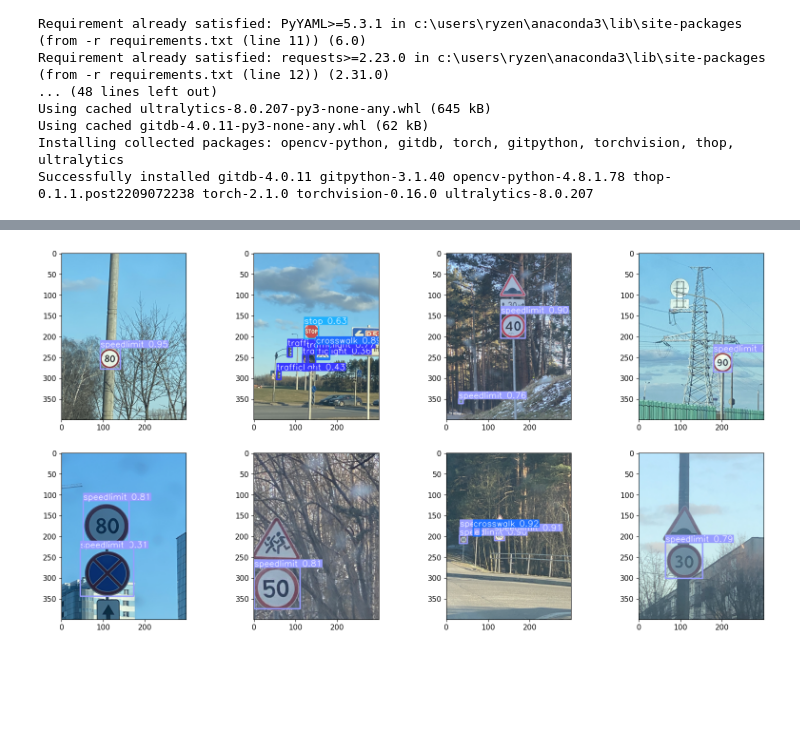
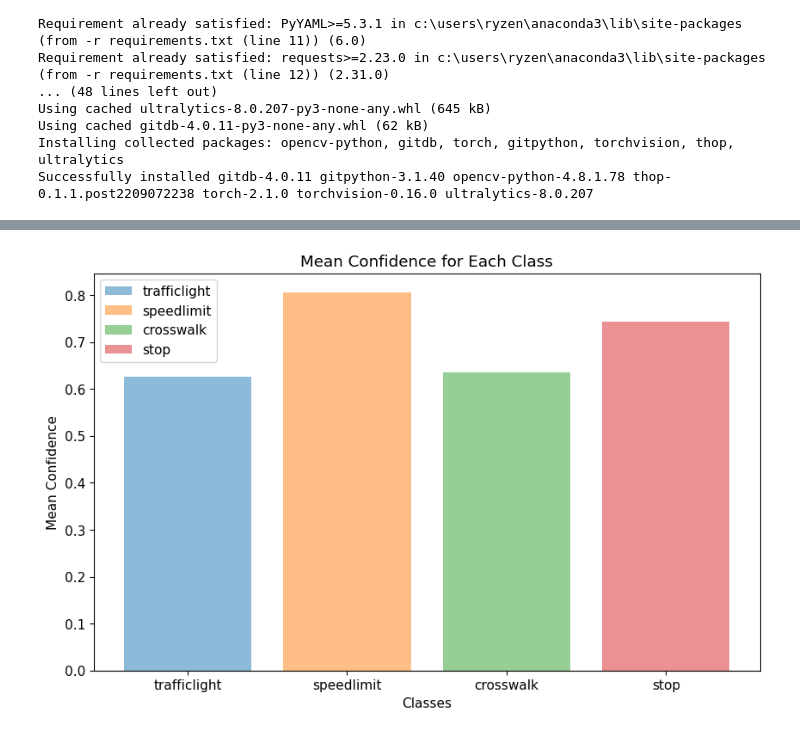
Before and after one commit to ddekiru/TrafficSignRecognition, a Jupyter notebook: Project/traffic-sign-detection/trafic-sign-detection-script/Proj.ipynb, the cells around one changed output, grey strips where cells are left out. Drawn from its saved outputs; the diff is of its cells as text; code cells hidden in the pictures; blank space fills up the shorter version.

Commit message:
Added IoU mean and confidence mean for image classes

```diff
--- a/Project/traffic-sign-detection/trafic-sign-detection-script/Proj.ipynb
+++ b/Project/traffic-sign-detection/trafic-sign-detection-script/Proj.ipynb
@@ -88,4 +87,5 @@ Results saved to runs\train\exp2
 # %%
-model = torch.hub.load('ultralytics/yolov5', 'custom', path='yolov5/runs/train/exp2/weights/best.pt', force_reload=True)
+import torch
+model = torch.hub.load('ultralytics/yolov5', 'custom', path='yolov5/runs/train/exp5/weights/best.pt', force_reload=True)
 # %% [output]
 Downloading: "https://github.com/ultralytics/yolov5/zipball/master" to C:\Users\RYZEN/.cache\torch\hub\master.zip
@@ -95,15 +95,82 @@ Fusing layers...
 Model summary: 157 layers, 7020913 parameters, 0 gradients, 15.8 GFLOPs
 Adding AutoShape...
 # %%
+import torch
+from matplotlib import pyplot as plt
+import numpy as np
+import cv2
+import itertools
+import os
+import xml.etree.ElementTree as ET
+
+# Function to get class label and confidence value
+def get_class_and_conf(det, class_names):
+    conf = det[4].cpu().numpy()  # Confidence
+    cls = int(det[5].cpu().numpy())  # Class
+
+    if 0 <= cls < len(class_names):
+        label = f"{class_names[cls]}: {conf:.2f}"
+    else:
+        label = f"Unknown Class {cls}: {conf:.2f}"
+
+    return label
+
+# Function to plot confidence for each class
+def plot_confidence(all_results, class_names):
+    confidence_values = {cls: [] for cls in class_names}
+
+    # Iterate over all results and collect confidences for each class
+    for results in all_results:
+        for det in results.xyxy[0]:
+            conf = det[4].cpu().numpy()
+            cls = int(det[5].cpu().numpy())
+
+            if class_names[cls] in confidence_values:
+                confidence_values[class_names[cls]].append(conf)
+
+    # Ensure all classes have at least one entry in confidence_values
+    for cls in class_names:
+        if cls not in confidence_values:
+            confidence_values[cls] = [0]
+
+    # Plot mean confidence for each class
+    plt.figure(figsize=(10, 6))
+    x_ticks = np.arange(len(class_names))
+    average_confidence = []
+
+    for i, cls in enumerate(class_names):
+        conf_list = confidence_values[cls]
+
+        if len(conf_list) > 0:
+            plt.bar(i, np.mean(conf_list), alpha=0.5, label=cls)
+            average_confidence.append(np.mean(conf_list))
+        else:
+            #case where there are no detections for the class
+            plt.bar(i, 0, alpha=0.5, label=cls)
+            average_confidence.append(0)
+
+    plt.xlabel('Classes')
+    plt.ylabel('Mean Confidence')
+    plt.title('Mean Confidence for Each Class')
+    plt.xticks(x_ticks, class_names)
+    plt.legend()
+    plt.show()
+
+class_names = ['trafficlight', 'speedlimit', 'crosswalk', 'stop']
+
 %matplotlib inline
-fig, ax = plt.subplots(2, 4, figsize=(20, 10))
+fig, ax = plt.subplots(8, 8, figsize=(20, 10))
 imgs = os.listdir('./data/images')
 
-for idx in itertools.product(range(2), range(4)):
+all_results = []
+
+for idx in itertools.product(range(8), range(8)):
     imgname = np.random.choice(imgs)
-    img = cv2.imread(f'./data/images/{imgname}')
+    img_path = f'./data/images/{imgname}'
+    img = cv2.imread(img_path)
     results = model(img)
     ax[idx[0], idx[1]].imshow(cv2.cvtColor(np.squeeze(results.render()), cv2.COLOR_BGR2RGB))
+    all_results.append(results)
 
-plt.show()
+plot_confidence(all_results, class_names)
 # %% [output]
@@ -111 +178 @@ plt.show()
-[figure, old version]
+[figure, new version]
```
Also changed, not shown: parts of 12 cells of this notebook, 1 other file.
